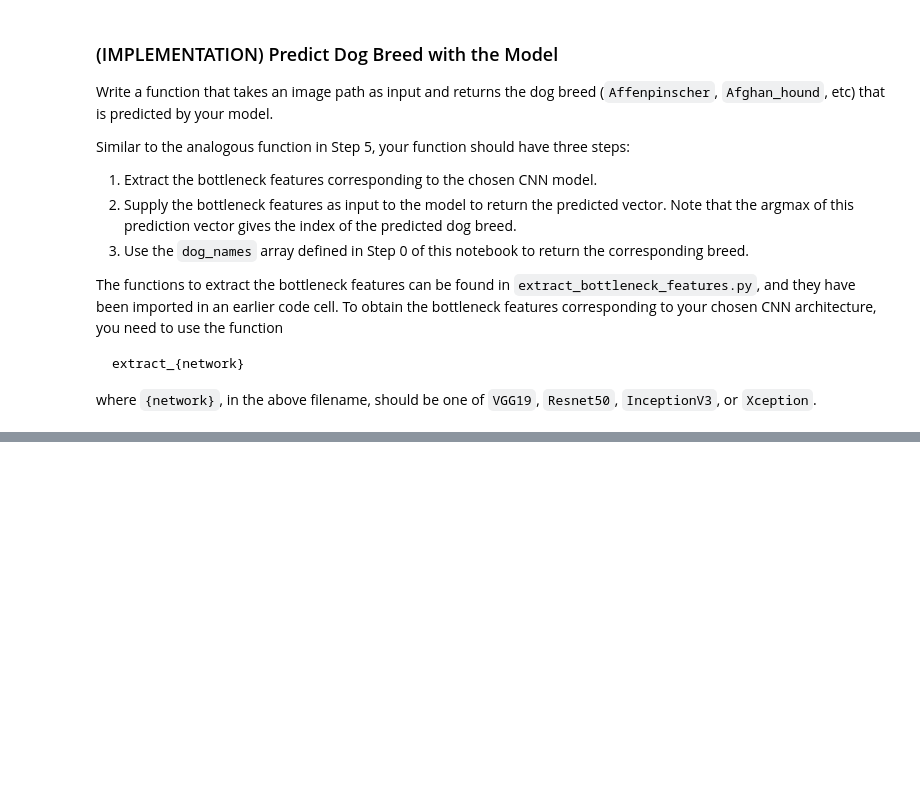
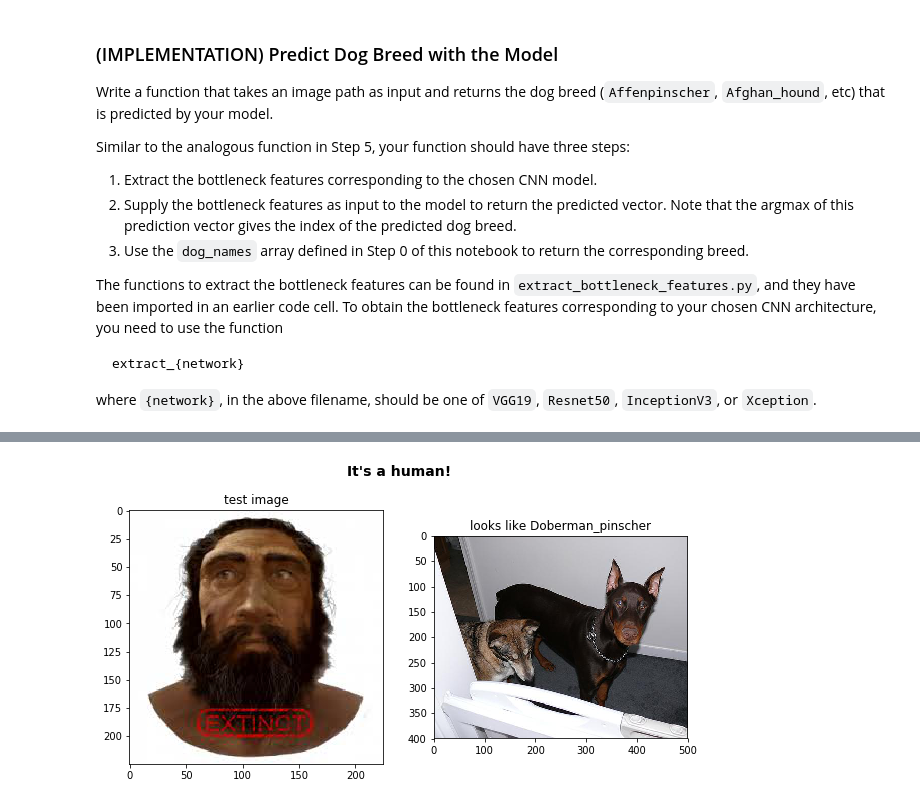
Before and after one commit to evgenyfadeev/dog-project, a Jupyter notebook: dog_app.ipynb, the cells around one changed output, grey strips where cells are left out. Cells and saved outputs as stored; diff of their text form; code cells hidden in the pictures; blank space fills up the shorter version.

```diff
--- a/dog_app.ipynb
+++ b/dog_app.ipynb
@@ -826,0 +846,4 @@ report_dog_human_or_other(dog_files_short[105])
+# %%
+report_dog_human_or_other('myfiles/human3.jpeg')
+# %% [output]
+[figure, added]
```
Also changed, not shown: parts of 16 cells of this notebook.
